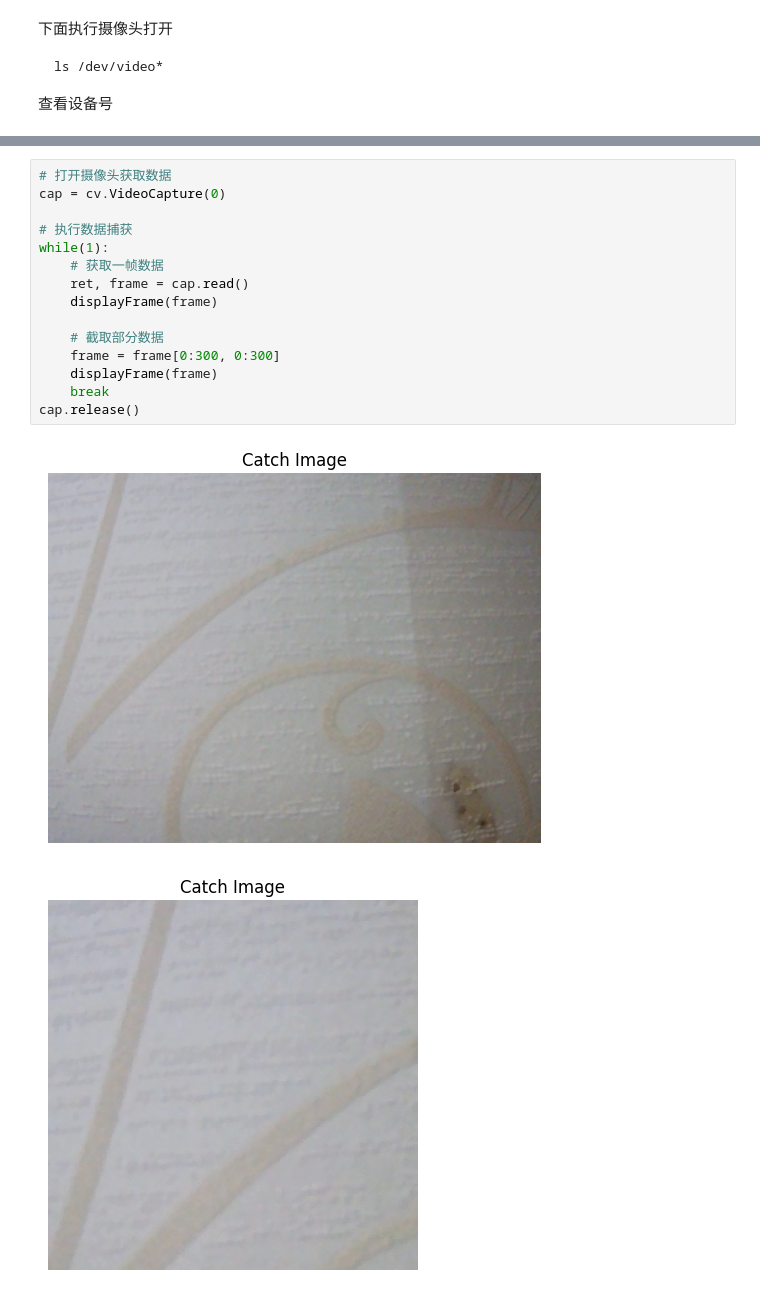
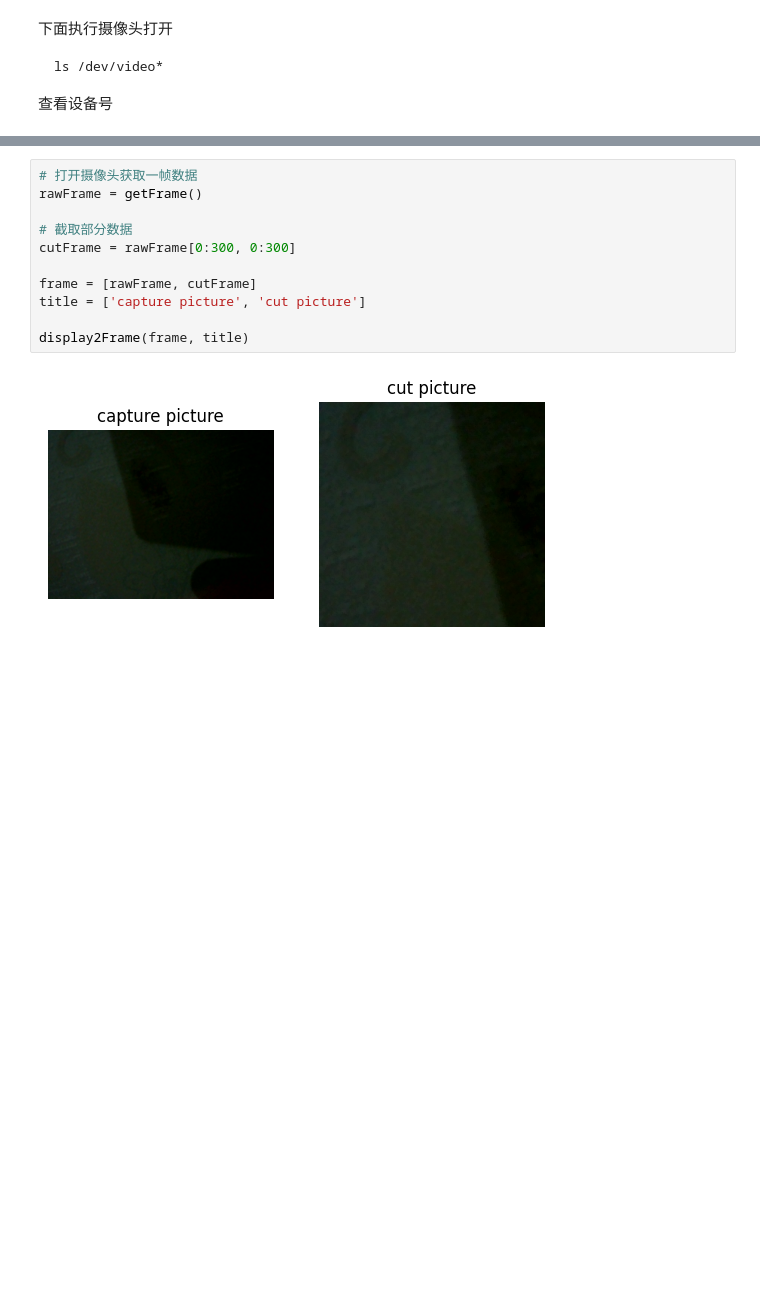
Before and after one commit to mengdemao/jupyter, a Jupyter notebook: opencv.ipynb, the cells around one changed output, grey strips where cells are left out. Cells and saved outputs as stored; diff of their text form; blank space fills up the shorter version.

```diff
--- a/opencv.ipynb
+++ b/opencv.ipynb
@@ -71,21 +74,16 @@ cap.release()
 # %%
-# 打开摄像头获取数据
-cap = cv.VideoCapture(0)
+# 打开摄像头获取一帧数据
+rawFrame = getFrame()
 
-# 执行数据捕获
-while(1):
-    # 获取一帧数据
-    ret, frame = cap.read()
-    displayFrame(frame)
+# 截取部分数据
+cutFrame = rawFrame[0:300, 0:300]
 
-    # 截取部分数据
-    frame = frame[0:300, 0:300]
-    displayFrame(frame)
-    break
-cap.release()
+frame = [rawFrame, cutFrame]
+title = ['capture picture', 'cut picture']
+
+display2Frame(frame, title)
 # %% [output]
-[figure, old version]
+[figure, new version]
-[figure, removed]
 # %%
 # 颜色通道提取
 frame = getFrame()
```
Also changed, not shown: parts of 21 cells of this notebook, 5 other files.
